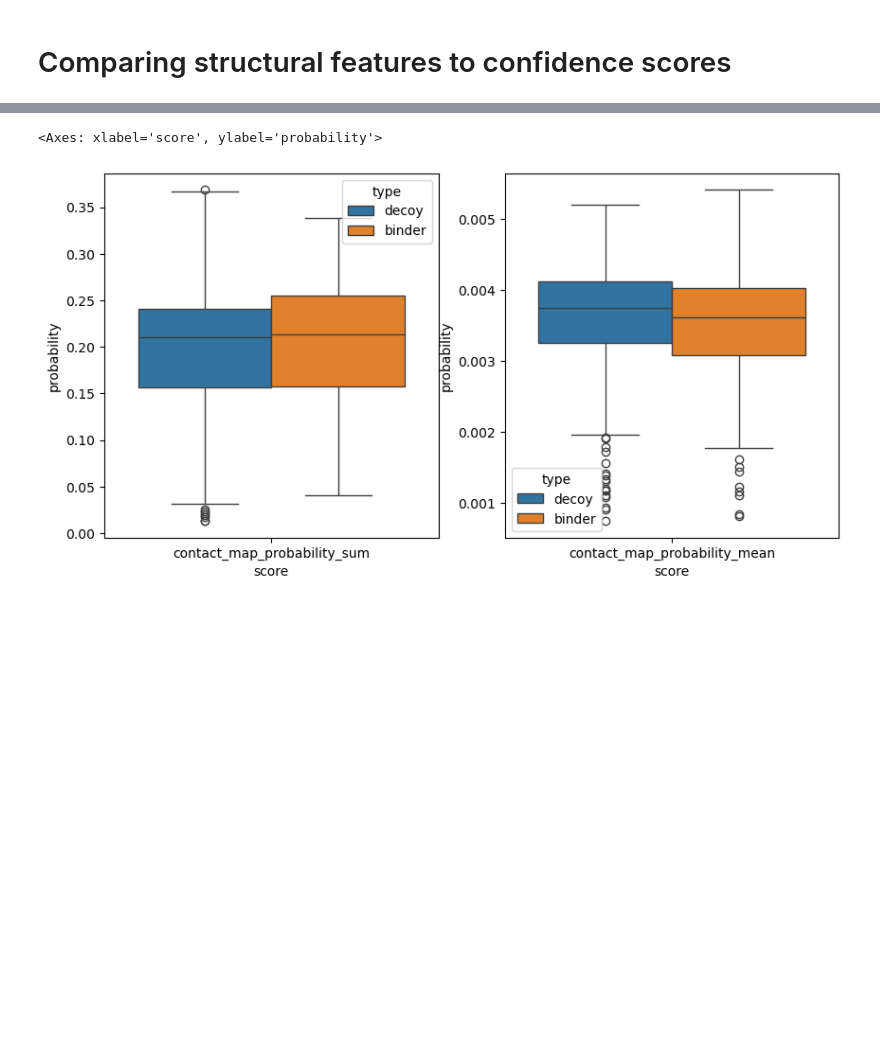
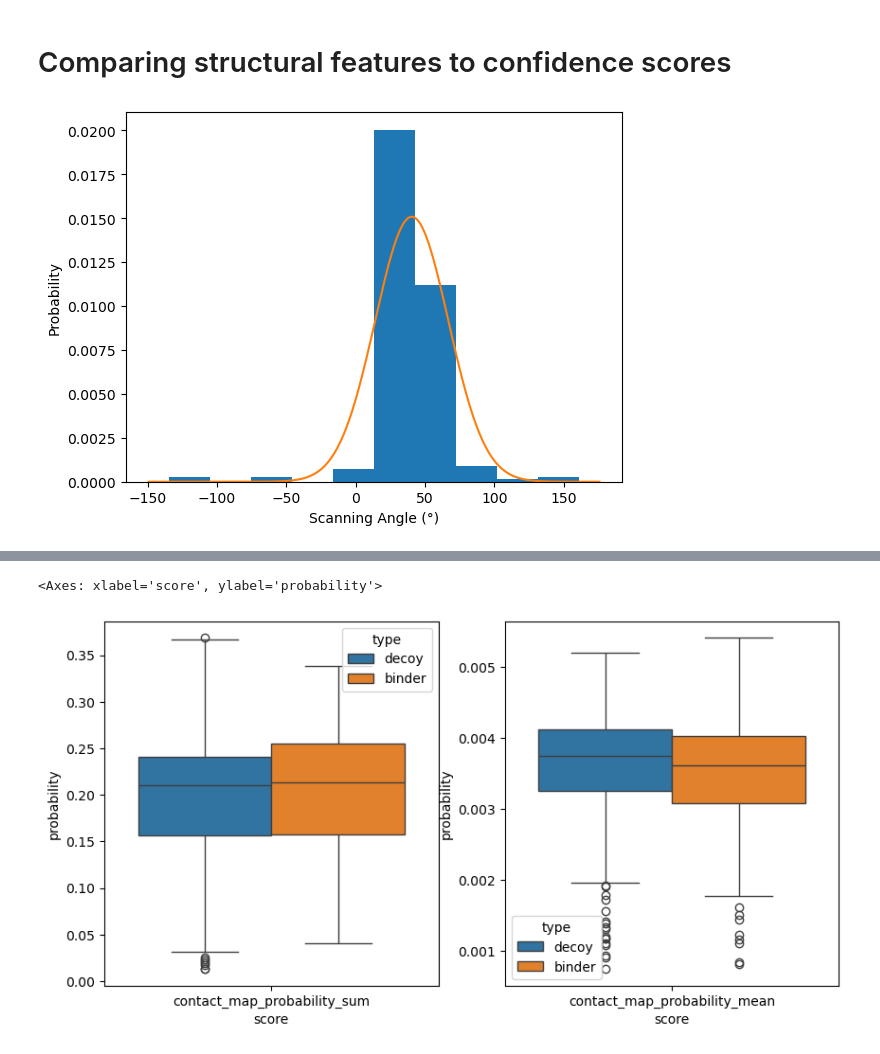
Before and after one commit to benjiemc/tcr-pmhc-predicted-structures, a Jupyter notebook: notebooks/compare_structural_features_to_confidence.ipynb, the cells around one changed output, grey strips where cells are left out. Saved outputs shown, nothing was run; the diff lists cells and outputs as text; code cells hidden in the pictures; blank space fills up the shorter version.

```diff
--- a/notebooks/compare_structural_features_to_confidence.ipynb
+++ b/notebooks/compare_structural_features_to_confidence.ipynb
@@ -30 +32,18 @@ structure_scores = entries.merge(
+# %%
+loc, scale = scipy.stats.norm.fit(structural_features['scanning_angle'])
+scanning_angle = scipy.stats.norm(loc=loc, scale=scale)
+
+ax = structural_features['scanning_angle'].plot.hist(density=True)
+
+x = np.linspace(*ax.get_xlim(), 1000)
+y = scanning_angle.pdf(x)
+
+plt.plot(x, y, '-')
+
+plt.xlabel('Scanning Angle (°)')
+plt.ylabel('Probability')
+
+plt.show()
+# %% [output]
+[figure, added]
 # %%
```
Also changed, not shown: parts of 15 cells of this notebook, 3 other files.
